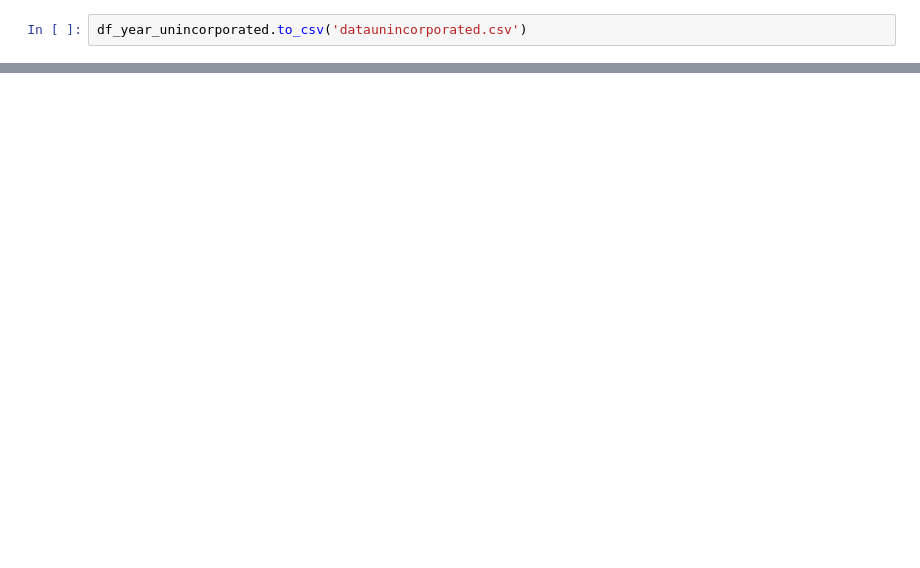
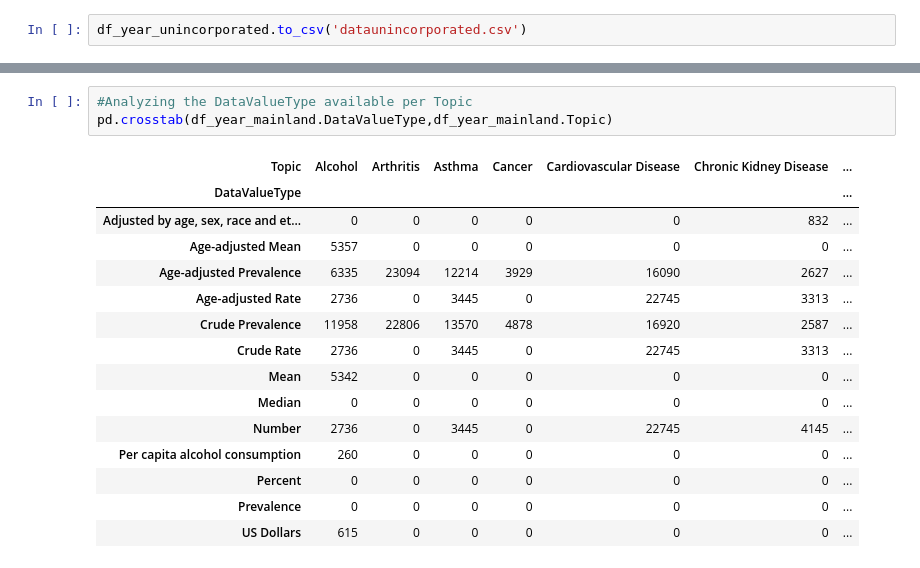
Before and after one commit to andeepl7/FProject_VisualAnalytics, a Jupyter notebook: ETL- Chronic diseases.ipynb, the cells around one changed output, grey strips where cells are left out. Cells and saved outputs as stored; diff of their text form; blank space fills up the shorter version.

```diff
--- a/ETL- Chronic diseases.ipynb
+++ b/ETL- Chronic diseases.ipynb
@@ -422,0 +492,19 @@ Analysis 53 states - MAINLAND
+# %%
+#Analyzing the DataValueType available per Topic
+pd.crosstab(df_year_mainland.DataValueType,df_year_mainland.Topic)
+# %% [output]
+| Topic | Alcohol | Arthritis | Asthma | Cancer | Cardiovascular Disease | Chronic Kidney Disease | ... |
+| DataValueType |  |  |  |  |  |  | ... |
+| Adjusted by age, sex, race and et... | 0 | 0 | 0 | 0 | 0 | 832 | ... |
+| Age-adjusted Mean | 5357 | 0 | 0 | 0 | 0 | 0 | ... |
+| Age-adjusted Prevalence | 6335 | 23094 | 12214 | 3929 | 16090 | 2627 | ... |
+| Age-adjusted Rate | 2736 | 0 | 3445 | 0 | 22745 | 3313 | ... |
+| Crude Prevalence | 11958 | 22806 | 13570 | 4878 | 16920 | 2587 | ... |
+| Crude Rate | 2736 | 0 | 3445 | 0 | 22745 | 3313 | ... |
+| Mean | 5342 | 0 | 0 | 0 | 0 | 0 | ... |
+| Median | 0 | 0 | 0 | 0 | 0 | 0 | ... |
+| Number | 2736 | 0 | 3445 | 0 | 22745 | 4145 | ... |
+| Per capita alcohol consumption | 260 | 0 | 0 | 0 | 0 | 0 | ... |
+| Percent | 0 | 0 | 0 | 0 | 0 | 0 | ... |
+| Prevalence | 0 | 0 | 0 | 0 | 0 | 0 | ... |
+| US Dollars | 615 | 0 | 0 | 0 | 0 | 0 | ... |
```
Also changed, not shown: parts of 14 cells of this notebook.
